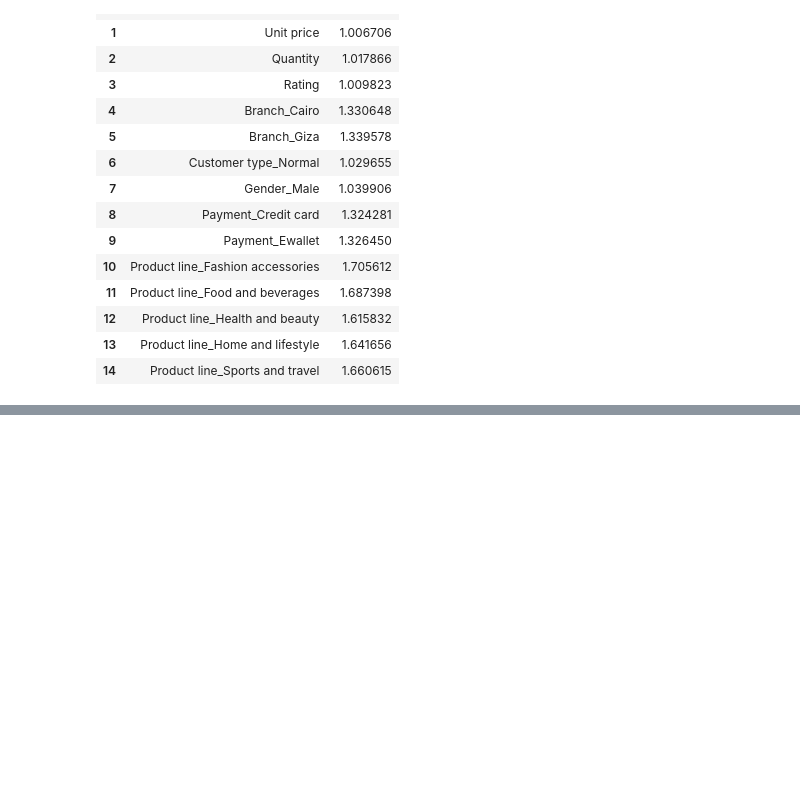
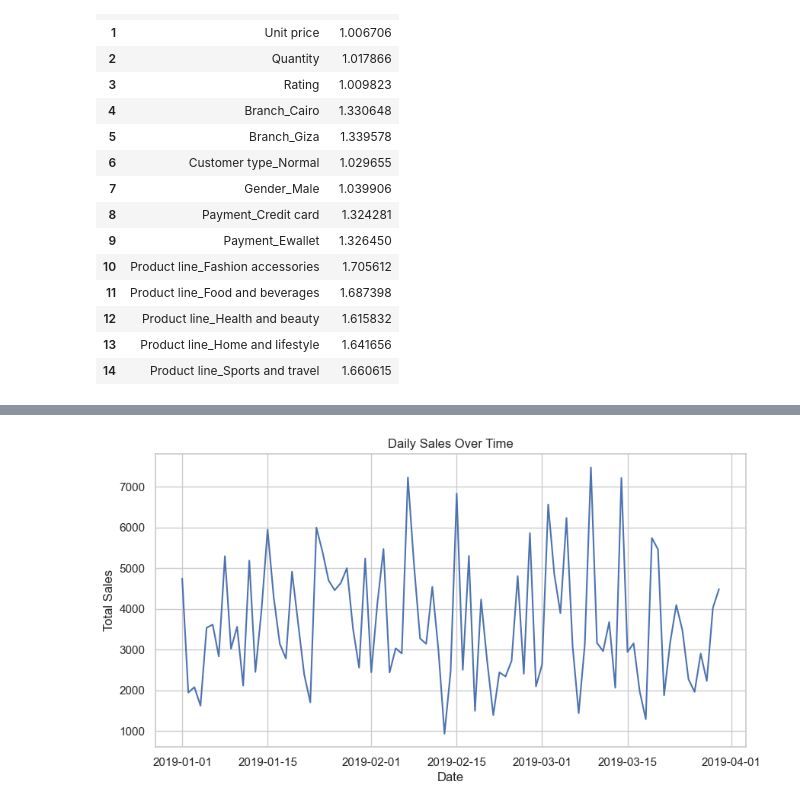
Before and after one commit to donatas-ruzgys/VSCode, a Jupyter notebook: Capstone_projektas/capstone.ipynb, the cells around one changed output, grey strips where cells are left out. Drawn from its saved outputs; the diff is of its cells as text; code cells hidden in the pictures; blank space fills up the shorter version.

```diff
--- a/Capstone_projektas/capstone.ipynb
+++ b/Capstone_projektas/capstone.ipynb
@@ -763,0 +746,8 @@ Therefore, the regression coefficients can be interpreted with confidence, as th
+# %%
+# convert Date column to datetime
+sales['Date'] = pd.to_datetime(sales['Date'])
+
+# aggregate sales by date
+daily_sales = sales.groupby('Date')['Sales'].sum().reset_index()
+
+daily_sales.head()
@@ -763,0 +761,12 @@ Therefore, the regression coefficients can be interpreted with confidence, as th
+# %%
+plt.figure(figsize=(10,5))
+
+sns.lineplot(data=daily_sales, x='Date', y='Sales')
+
+plt.title("Daily Sales Over Time")
+plt.xlabel("Date")
+plt.ylabel("Total Sales")
+
+plt.show()
+# %% [output]
+[figure, added]
```
Also changed, not shown: parts of 19 cells of this notebook, 1 other file.
